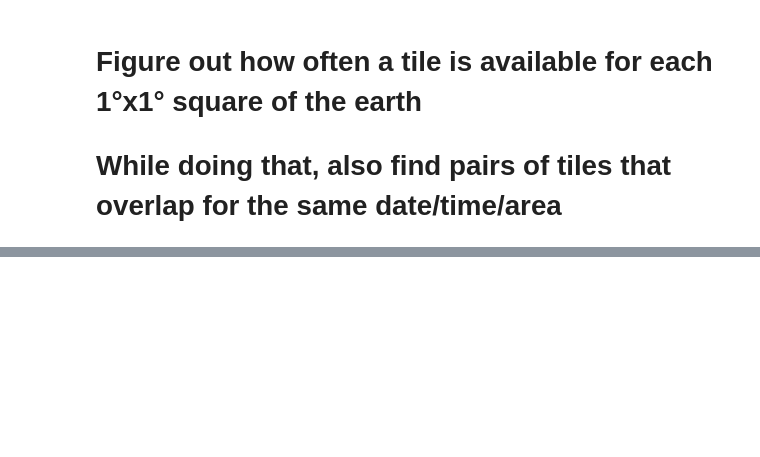
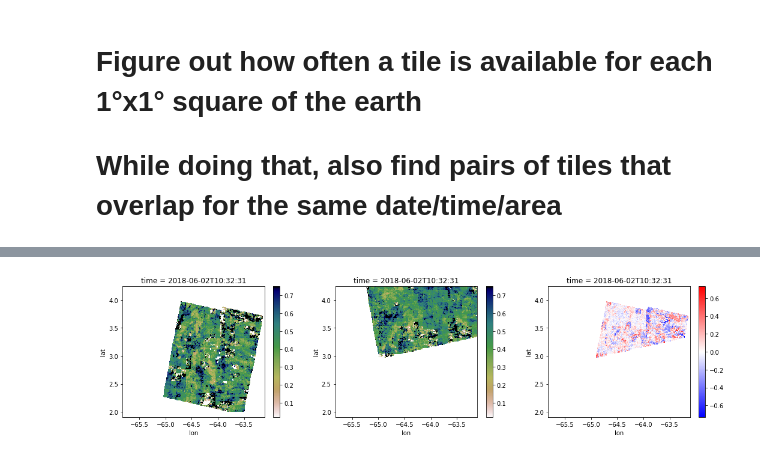
Before and after one commit to creare-com/podpac, a Jupyter notebook: doc/notebooks/SMAP-Sentinel-data-access.ipynb, the cells around one changed output, grey strips where cells are left out. Saved outputs shown, nothing was run; the diff lists cells and outputs as text; code cells hidden in the pictures; blank space fills up the shorter version.

```diff
--- a/doc/notebooks/SMAP-Sentinel-data-access.ipynb
+++ b/doc/notebooks/SMAP-Sentinel-data-access.ipynb
@@ -18,4 +18,4 @@ If you do not have an earth data login, follow the [instructions here](https://c
 # %%
 import getpass
 username = password = None
-# username = input("Username:");   password = getpass.getpass('Password:')
+username = input("Username:");   password = getpass.getpass('Password:')
@@ -52,5 +58,5 @@ subplot(122);o[..., 1].plot(cmap='gist_earth_r'); axis('scaled')
 # While doing that, also find pairs of tiles that overlap for the same date/time/area
 # %%
 # !!!!! This next line will take a very long while first time it is run
-pnc3, srcs3 = sm.get_partial_native_coordinates_sources()
+pnc3, srcs3 = sm.get_filename_coordinates_sources()
 pnc3
@@ -102,6 +133,8 @@ o1 = srcs[1].eval(podpac.core.coordinates.merge_dims([
     srcs[1].native_coordinates.drop(['lat', 'lon']), coords]))
 # %%
 figure(figsize=(18, 4))
-ax = subplot(131);                   o0.plot(cmap='gist_earth_r');  axis('scaled')
-subplot(132, sharex=ax, sharey=ax);  o1.plot(cmap='gist_earth_r');  axis('scaled')
-subplot(133, sharex=ax, sharey=ax); (o0-o1).plot(cmap='bwr');       axis('scaled')
+ax = subplot(131);                   o0.plot(cmap='gist_earth_r');
+subplot(132, sharex=ax, sharey=ax);  o1.plot(cmap='gist_earth_r');
+subplot(133, sharex=ax, sharey=ax); (o0-o1).plot(cmap='bwr');
+# %% [output]
+[figure, added]
```
Also changed, not shown: parts of 7 cells of this notebook, 3 other files.
